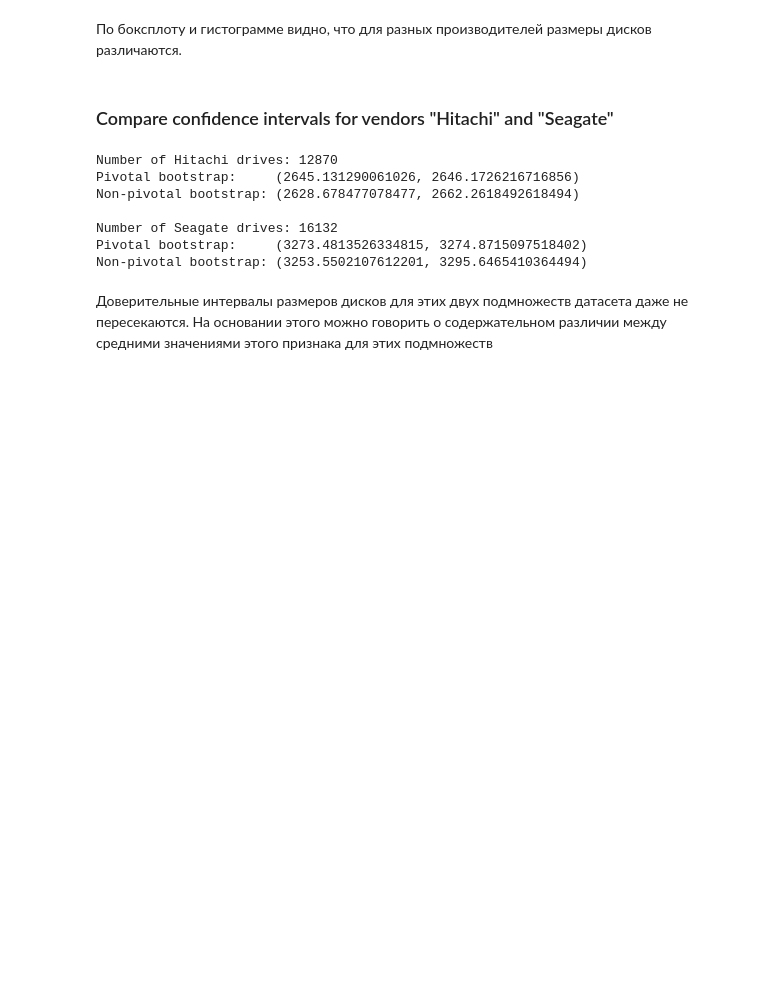
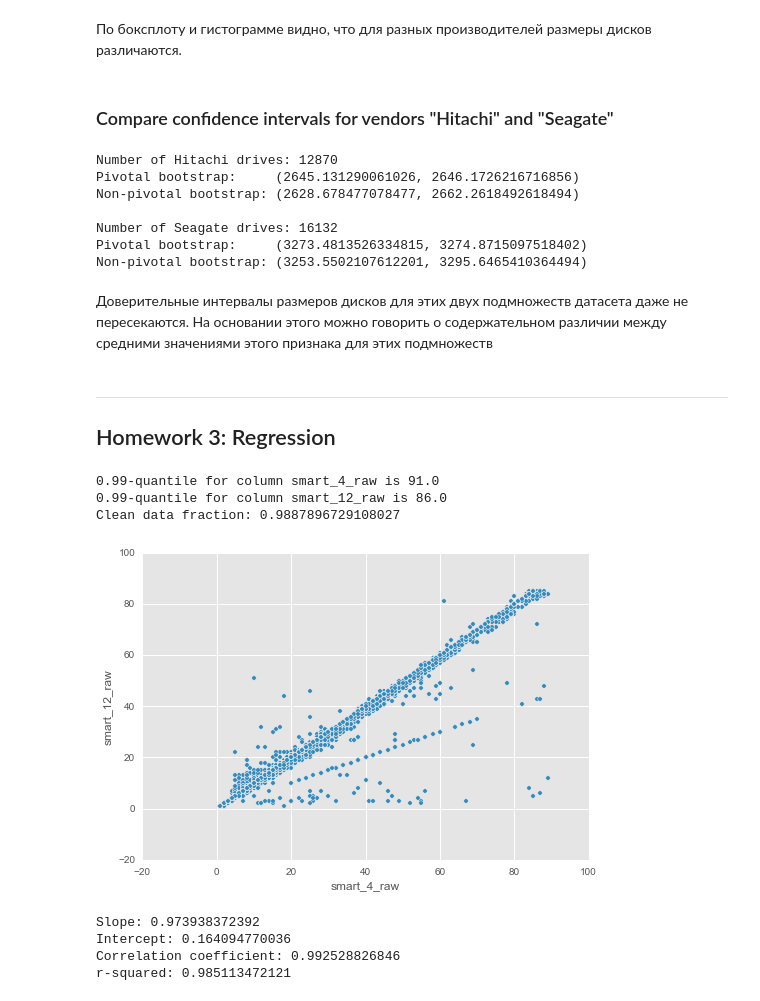
Before and after one commit to IIoTeP9HuY/Data_Analysis_and_Data_Mining_Class, a Jupyter notebook: Report.ipynb, the cells around one changed output. Drawn from its saved outputs; the diff is of its cells as text; code cells hidden in the pictures; blank space fills up the shorter version.

Commit message:
Add homework 3

```diff
--- a/Report.ipynb
+++ b/Report.ipynb
@@ -327,3 +322,47 @@ Pivotal bootstrap:     (3273.4813526334815, 3274.8715097518402)
 Non-pivotal bootstrap: (3253.5502107612201, 3295.6465410364494)
 # %% [markdown]
 Доверительные интервалы размеров дисков для этих двух подмножеств датасета даже не пересекаются. На основании этого можно говорить о содержательном различии между средними значениями этого признака для этих подмножеств
+# %% [markdown]
+---
+## Homework 3: Regression
+# %%
+data = dataset.copy()
+# %%
+def remove_outliers(data, columns, upper_quantile):
+    clean_data = data.copy()
+    column_values = {}
+    for column in columns:
+        value = clean_data[column].quantile(upper_quantile)
+        column_values[column] = value
+        print("{}-quantile for column {} is {}".format(upper_quantile, column, value))
+
+    for column, value in column_values.items():
+        clean_data = clean_data[clean_data[column] < value]
+    print("Clean data fraction: {}".format(len(clean_data) / len(data)))
+    return clean_data
+# %%
+clean_data = remove_outliers(data, ["smart_4_raw", "smart_12_raw"], 0.99)
+# %% [output]
+0.99-quantile for column smart_4_raw is 91.0
+0.99-quantile for column smart_12_raw is 86.0
+Clean data fraction: 0.9887896729108027
+# %%
+axes = clean_data.plot(kind="scatter", x="smart_4_raw", y="smart_12_raw")
+# %% [output]
+[figure, added]
+# %%
+import scipy.stats as stats
+
+x = clean_data["smart_4_raw"]
+y = clean_data["smart_12_raw"]
+slope, intercept, r_value, p_value, std_err = stats.linregress(x, y)
+
+print("Slope:", slope)
+print("Intercept:", intercept)
+print("Correlation coefficient:", r_value)
+print("r-squared:", r_value**2)
+# %% [output]
+Slope: 0.973938372392
+Intercept: 0.164094770036
+Correlation coefficient: 0.992528826846
+r-squared: 0.985113472121
```
Also changed, not shown: parts of 12 cells of this notebook.
